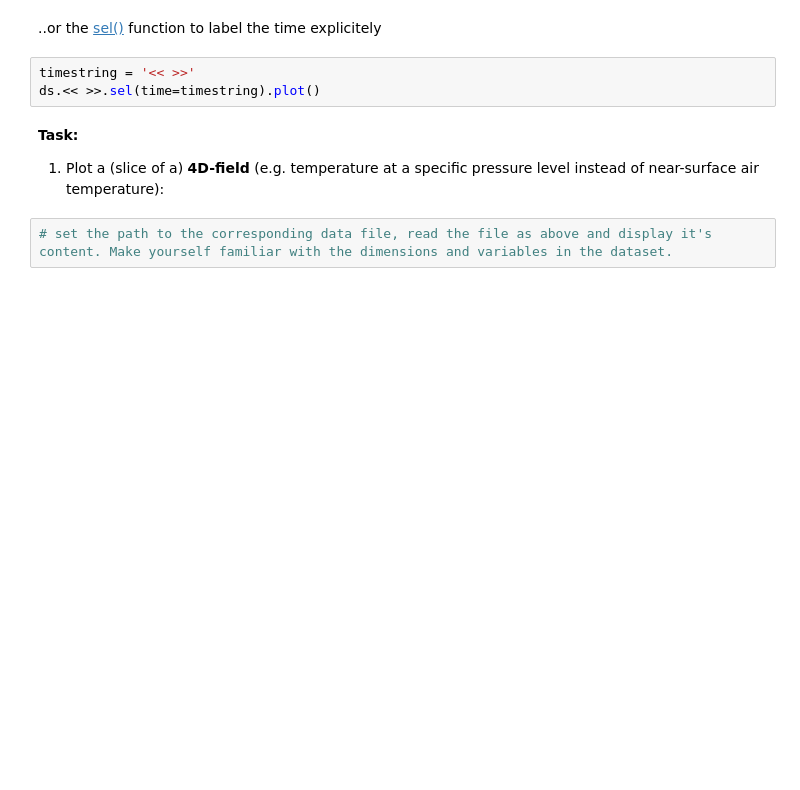
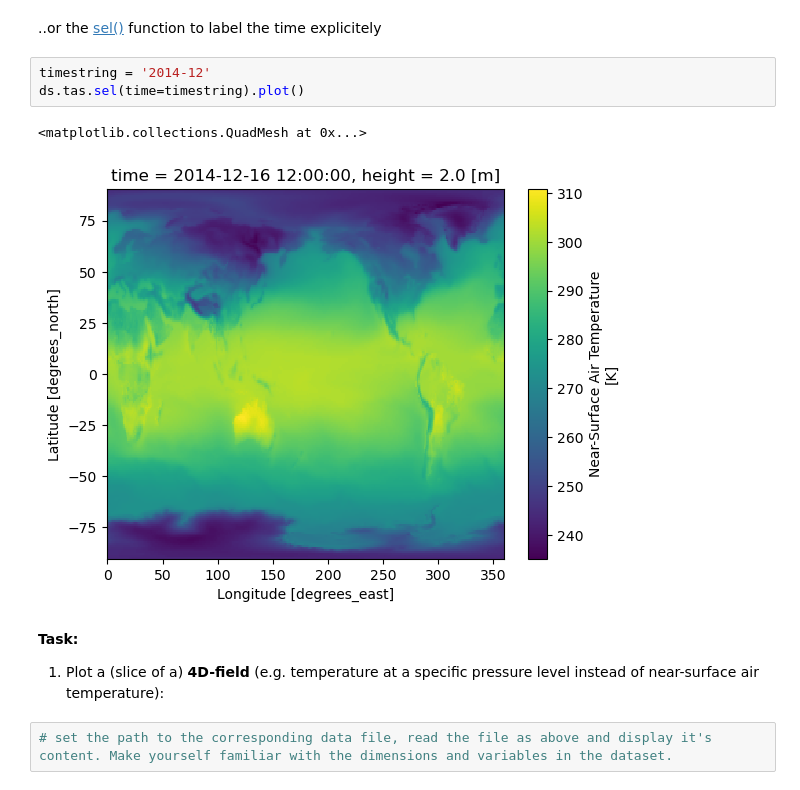
Before and after one commit to MetOs-UiO/GEO4990-notebooks, a Jupyter notebook: 05_IntroHandlingCMIP6Data.ipynb, the cells around one changed output. Drawn from its saved outputs; the diff is of its cells as text; blank space fills up the shorter version.

```diff
--- a/05_IntroHandlingCMIP6Data.ipynb
+++ b/05_IntroHandlingCMIP6Data.ipynb
@@ -76,8 +99,11 @@ ds.<< >>.isel(time=timestep).plot()
 # %% [markdown]
 ..or the [sel()](https://docs.xarray.dev/en/stable/generated/xarray.Dataset.sel.html) function to label the time explicitely
 # %%
-timestring = '<< >>'
-ds.<< >>.sel(time=timestring).plot()
+timestring = '2014-12'
+ds.tas.sel(time=timestring).plot()
+# %% [output]
+<matplotlib.collections.QuadMesh at 0x...>
+[figure, added]
 # %% [markdown]
 **Task:** <br>
 1. Plot a (slice of a) **4D-field** (e.g. temperature at a specific pressure level instead of near-surface air temperature): <br>
```
Also changed, not shown: parts of 14 cells of this notebook.
